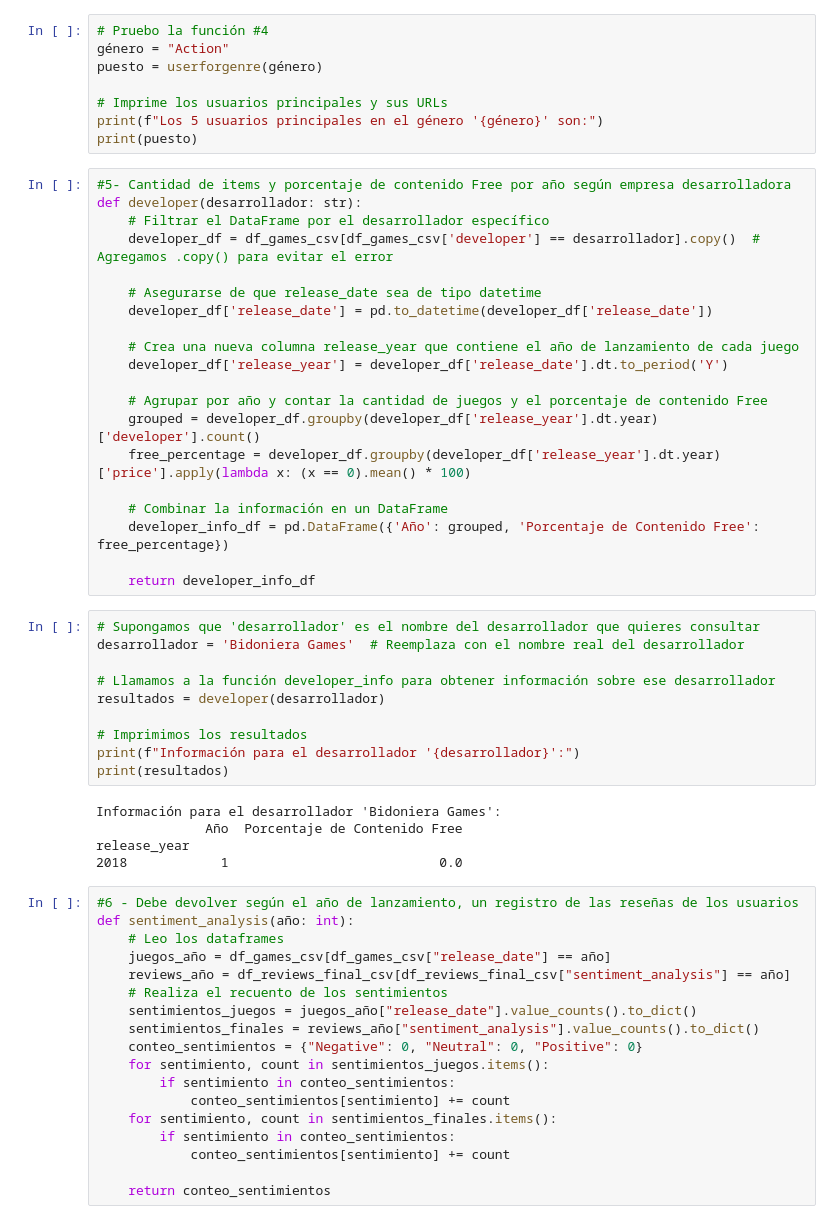
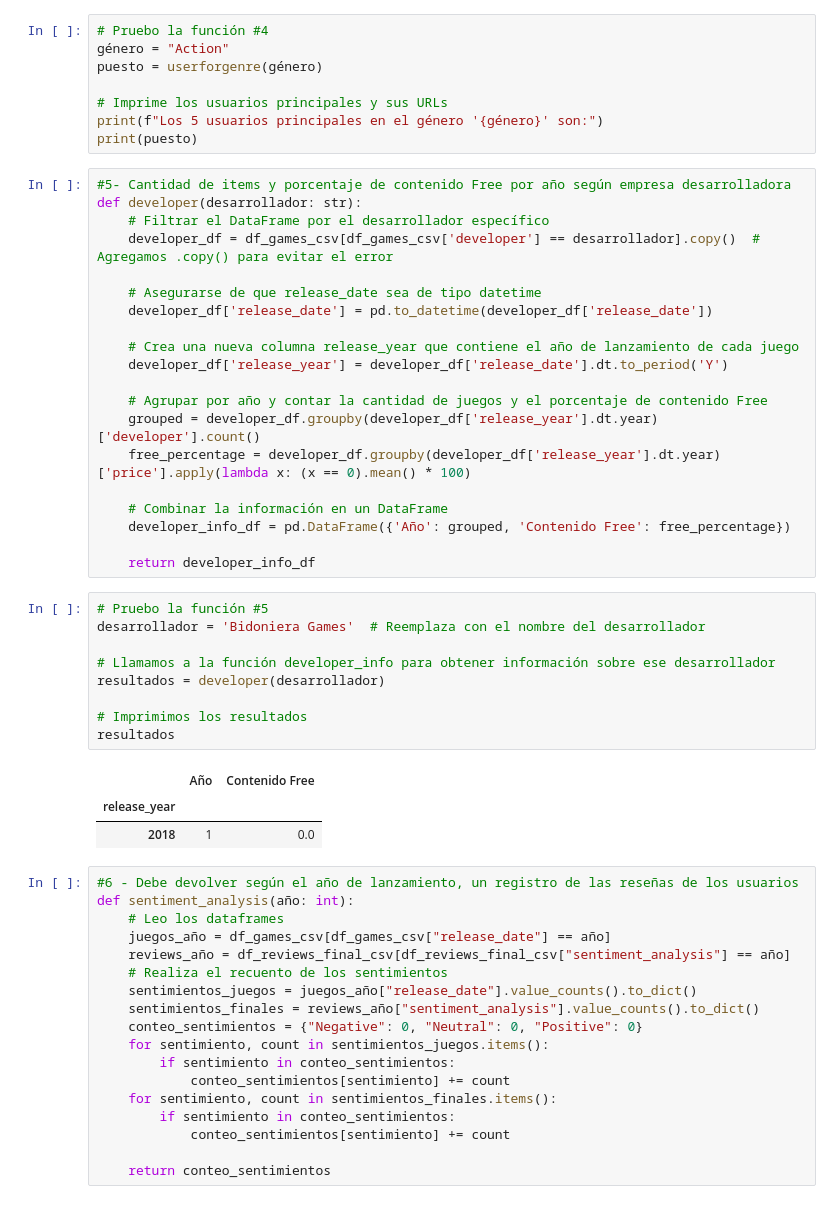
Before and after one commit to bschutt/Bschutt_PI_ML_OPS, a Jupyter notebook: EDA_ETL_PI01.ipynb, the cells around one changed output. Drawn from its saved outputs; the diff is of its cells as text.

```diff
--- a/EDA_ETL_PI01.ipynb
+++ b/EDA_ETL_PI01.ipynb
@@ -643,24 +643,22 @@ def developer(desarrollador: str):
     free_percentage = developer_df.groupby(developer_df['release_year'].dt.year)['price'].apply(lambda x: (x == 0).mean() * 100)
 
     # Combinar la información en un DataFrame
-    developer_info_df = pd.DataFrame({'Año': grouped, 'Porcentaje de Contenido Free': free_percentage})
+    developer_info_df = pd.DataFrame({'Año': grouped, 'Contenido Free': free_percentage})
 
     return developer_info_df
 # %%
-# Supongamos que 'desarrollador' es el nombre del desarrollador que quieres consultar
-desarrollador = 'Bidoniera Games'  # Reemplaza con el nombre real del desarrollador
+# Pruebo la función #5
+desarrollador = 'Bidoniera Games'  # Reemplaza con el nombre del desarrollador
 
 # Llamamos a la función developer_info para obtener información sobre ese desarrollador
 resultados = developer(desarrollador)
 
 # Imprimimos los resultados
-print(f"Información para el desarrollador '{desarrollador}':")
-print(resultados)
+resultados
 # %% [output]
-Información para el desarrollador 'Bidoniera Games':
-              Año  Porcentaje de Contenido Free
-release_year
-2018            1                           0.0
+|  | Año | Contenido Free |
+| release_year |  |  |
+| 2018 | 1 | 0.0 |
 # %%
 #6 - Debe devolver según el año de lanzamiento, un registro de las reseñas de los usuarios
 def sentiment_analysis(año: int):
```
Also changed, not shown: 1 other file.
